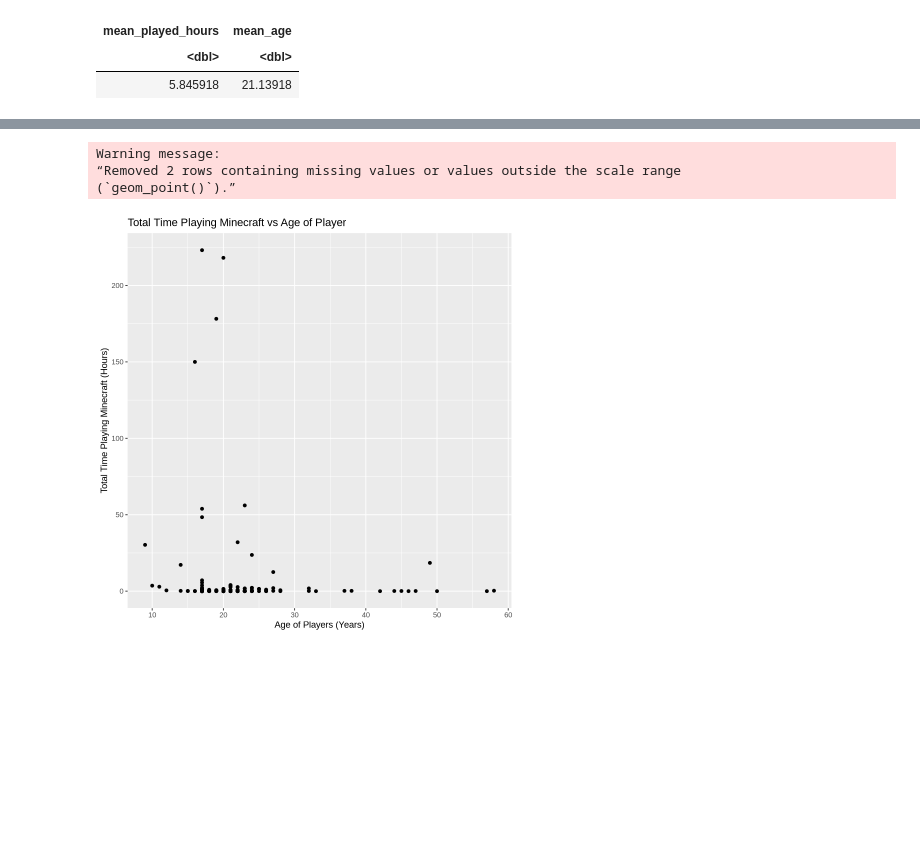
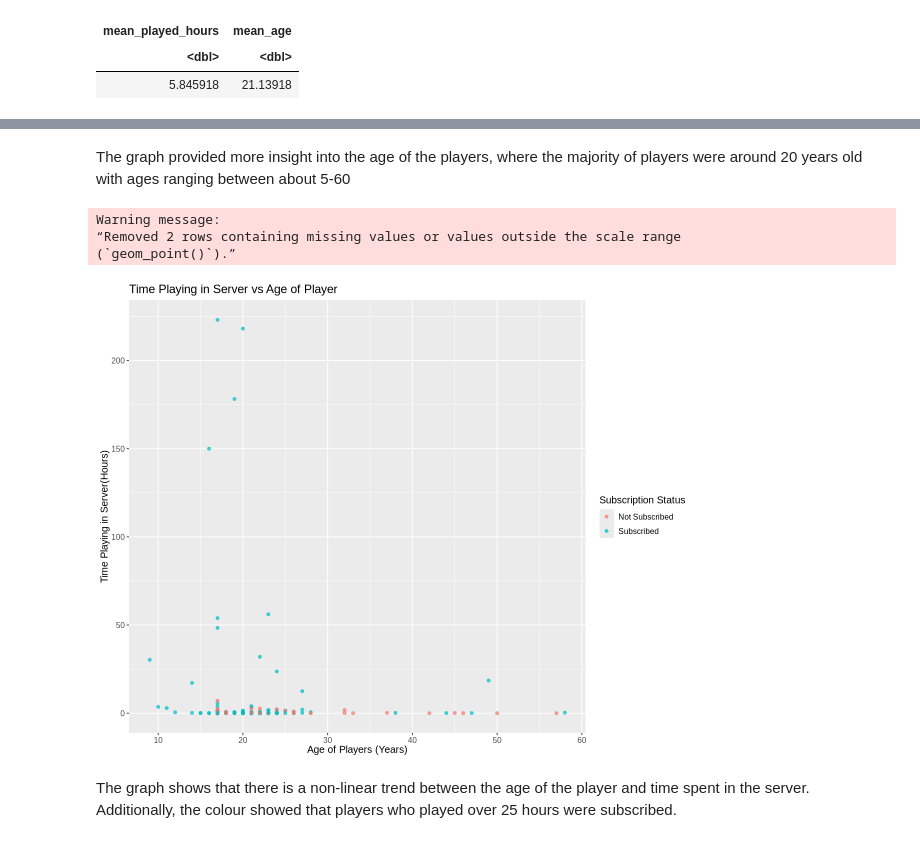
Before and after one commit to andrewww166/planning_stage, a Jupyter notebook: planning_stage.ipynb, the cells around one changed output, grey strips where cells are left out. Drawn from its saved outputs; the diff is of its cells as text; code cells hidden in the pictures; blank space fills up the shorter version.

```diff
--- a/planning_stage.ipynb
+++ b/planning_stage.ipynb
@@ -99,11 +113,22 @@ hours_plot
+# %% [markdown]
+The graph provided more insight into the age of the players, where the majority of players were around 20 years old with ages ranging between about 5-60
 # %%
+options(repr.plot.width = 10, repr.plot.height = 8)
 age_time_plot<-players|>
-ggplot(aes(x=Age, y=played_hours))+
-geom_point()+
-labs(x="Age of Players (Years)", y="Total Time Playing Minecraft (Hours)", title="Total Time Playing Minecraft vs Age of Player")
+mutate(subscribe=as.factor(subscribe),
+    subscribe=fct_recode(subscribe, "Subscribed"="TRUE", "Not Subscribed"="FALSE"))|>
+ggplot(aes(x=Age, y=played_hours, colour=subscribe))+
+geom_point(alpha=0.7)+
+labs(x="Age of Players (Years)",
+    y="Time Playing in Server(Hours)",
+    title="Time Playing in Server vs Age of Player",
+    colour="Subscription Status")+
+theme(text=element_text(size=12))
 age_time_plot
 # %% [output]
 Warning message:
 “Removed 2 rows containing missing values or values outside the scale range
 (`geom_point()`).”
-[figure, old version]
+[figure, new version]
+# %% [markdown]
+The graph shows that there is a non-linear trend between the age of the player and time spent in the server. Additionally, the colour showed that players who played over 25 hours were subscribed.
```
Also changed, not shown: parts of 8 cells of this notebook.
